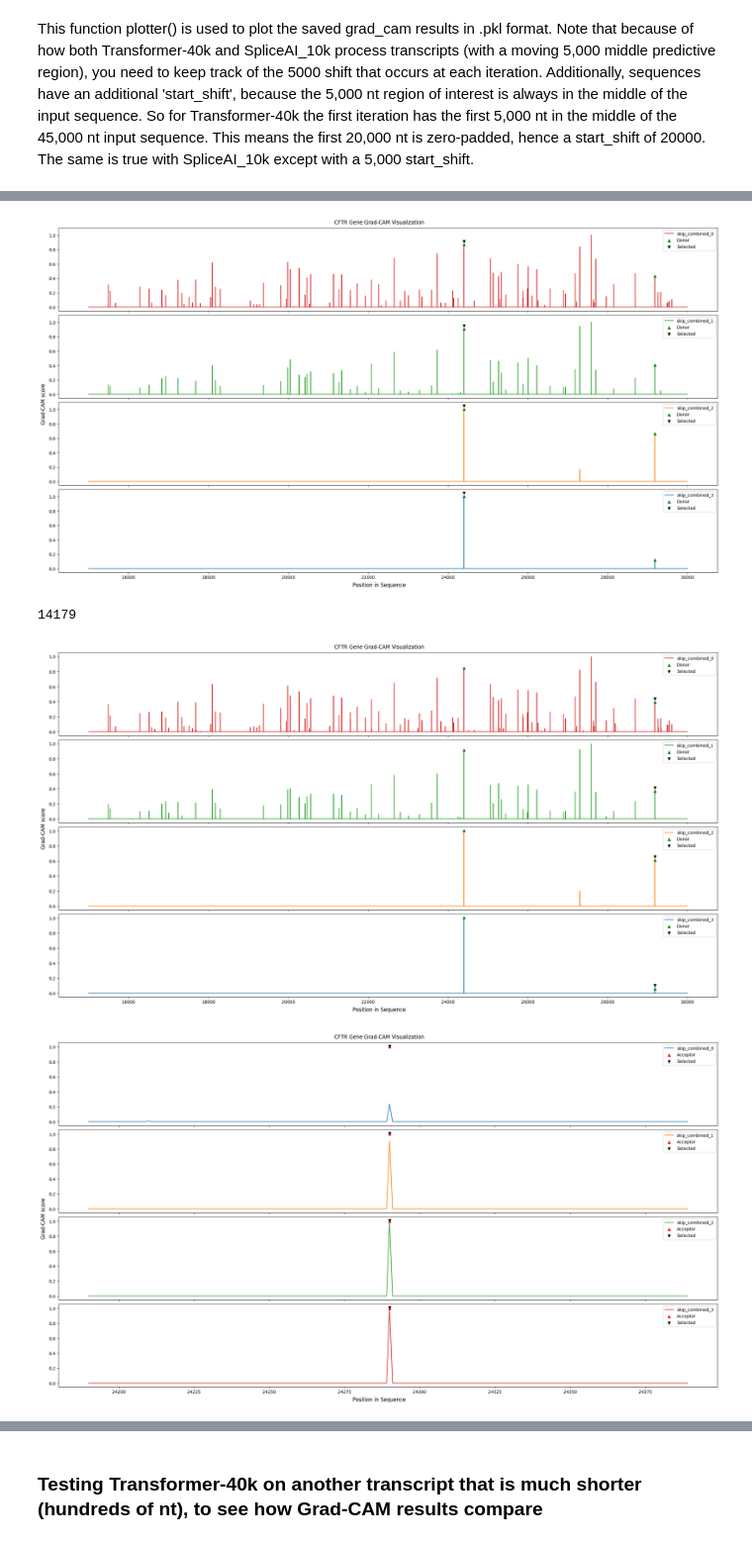
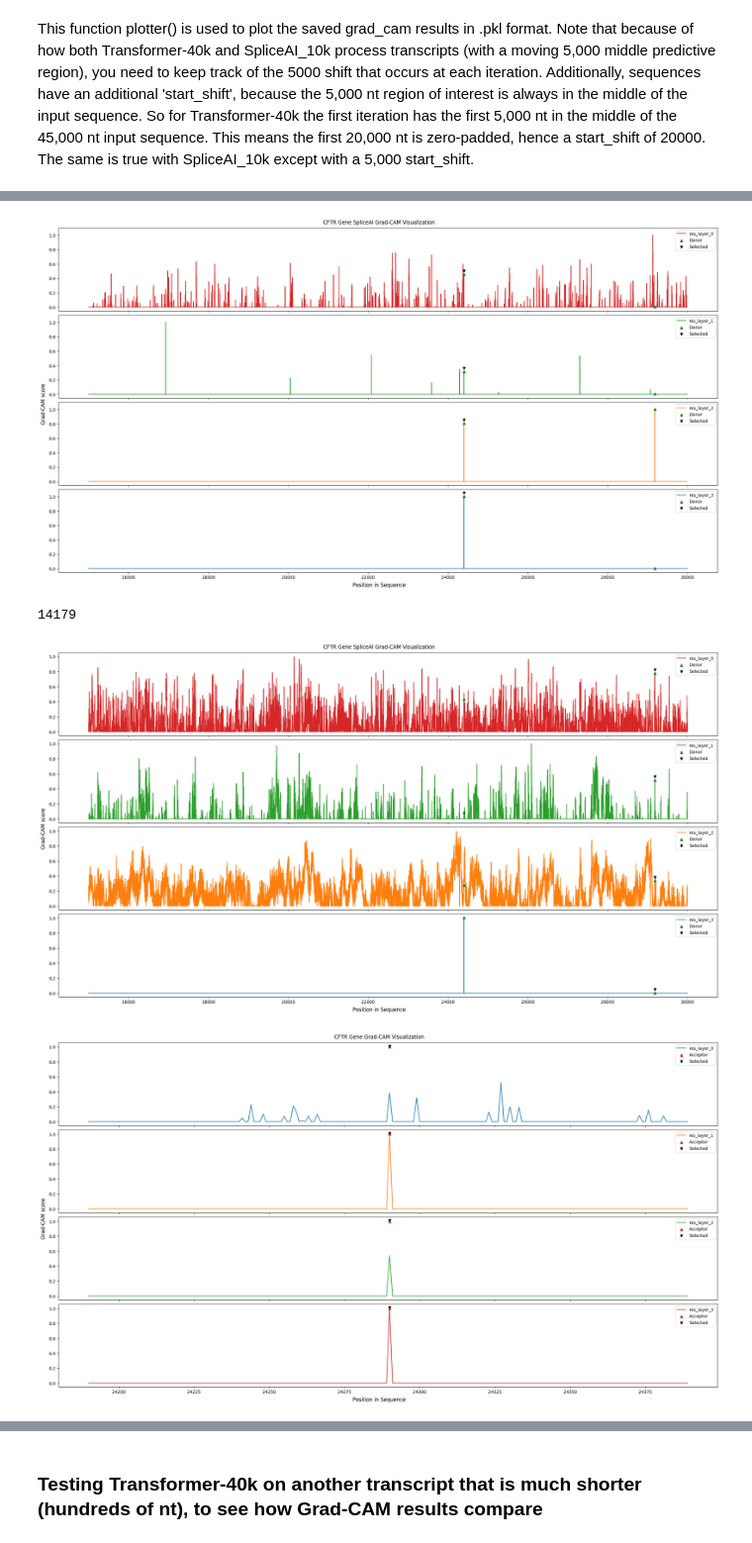
Before and after one commit to Dflorizone/Spliceformer, a Jupyter notebook: Code/CNN_interpretability.ipynb, the cells around one changed output, grey strips where cells are left out. Shown at 99% size. Drawn from its saved outputs; the diff is of its cells as text; code cells hidden in the pictures.

```diff
--- a/Code/CNN_interpretability.ipynb
+++ b/Code/CNN_interpretability.ipynb
@@ -733,7 +740,7 @@ def plotter(targets,path):
     acceptor_idxs = np.where(targets[1,:]==1)
     donor_idxs = np.where(targets[2,:]==1)
     splice_idxs = np.where(targets[1:,:]==1)
-    start,end = 0,15000
+    start,end = 0,15000  # Change for Spliceformer vs SpliceAI
     start_shift = 5000
     shift = 20000
     for label,key in zip(splice_idxs[0],splice_idxs[1]):
@@ -765,11 +772,11 @@ def plotter(targets,path):
             axs[i].legend(loc='upper right')
         fig.supxlabel('Position in Sequence')
         fig.supylabel('Grad-CAM score')
-        fig.suptitle('CFTR Gene Grad-CAM Visualization')
+        fig.suptitle('CFTR Gene SpliceAI Grad-CAM Visualization')
 
         fig.set_constrained_layout(True)
         if key in (9290,9400):
-            plt.savefig(f'../Results/Grad-CAM/CFTR Gene SpliceAI Grad-CAM skip layers {key}',dpi=600)
+            plt.savefig(f'../Results/Grad-CAM/CFTR Gene SpliceAI Grad-CAM res layers {key}.pdf')
         plt.show()
         plt.close()
 
@@ -805,6 +812,6 @@ def plotter(targets,path):
         plt.show()
         plt.close()
 # %%
-plotter(targets,'../Results/Grad-CAM/CFTR_SpliceAI10k_skips_4.pkl')
+plotter(targets,'../Results/Grad-CAM/CFTR_SpliceAI10k_res_layers_4.pkl')
 # %% [output]
 9290
@@ -814,5 +821,5 @@ plotter(targets,'../Results/Grad-CAM/CFTR_SpliceAI10k_skips_4.pkl')
 9400
-[figure, old version]
+[figure, new version]
 14179
-[figure, old version]
+[figure, new version]
-[figure, old version]
+[figure, new version]
```
Also changed, not shown: parts of 6 cells of this notebook, 13 other files.
